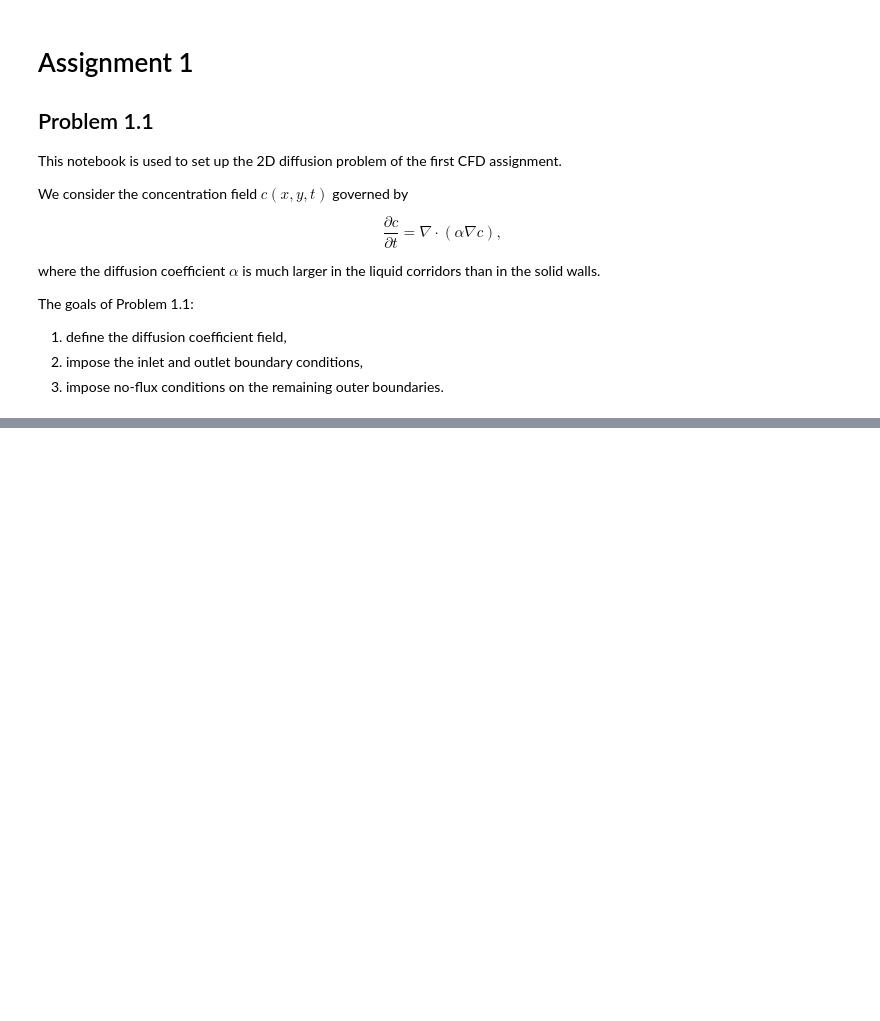
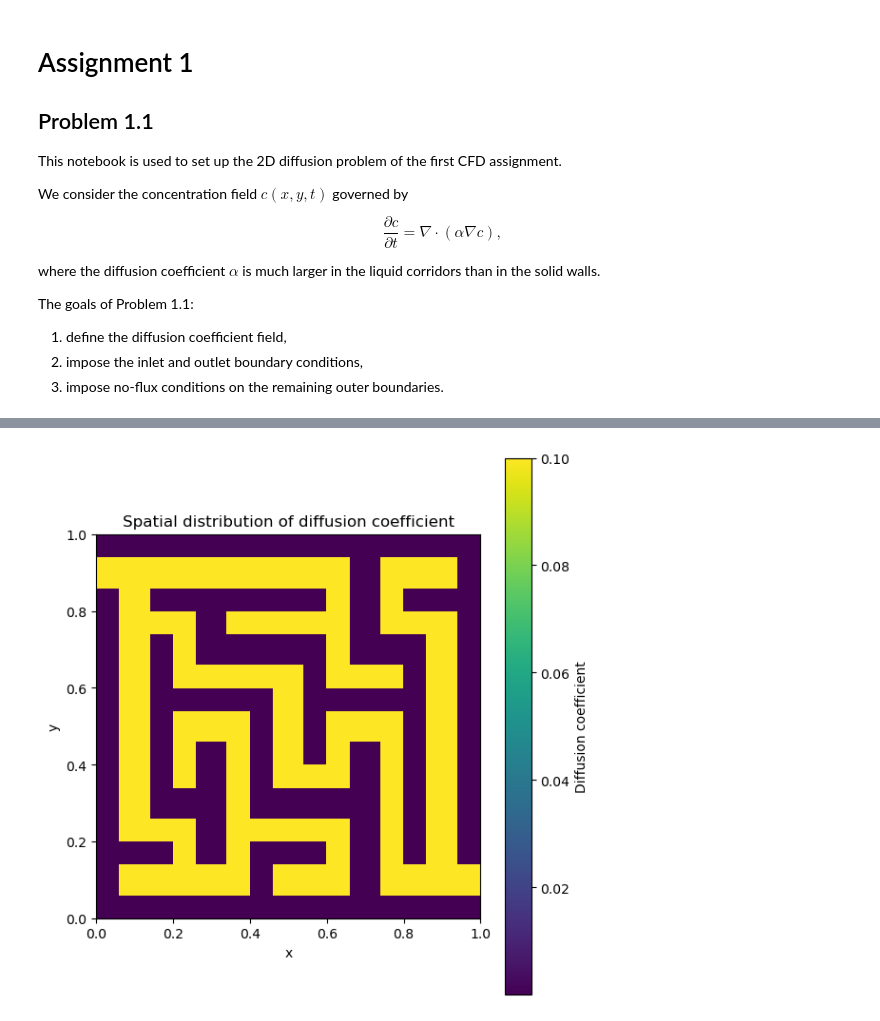
Before and after one commit to Andreas-SM/CFD_Assignments, a Jupyter notebook: Problem_1.ipynb, the cells around one changed output, grey strips where cells are left out. Saved outputs shown, nothing was run; the diff lists cells and outputs as text; code cells hidden in the pictures; blank space fills up the shorter version.

Commit message:
Added Desription to the boundary conditions and visualized it.

```diff
--- a/Problem_1.ipynb
+++ b/Problem_1.ipynb
@@ -50,3 +50,23 @@ The maze geometry is provided as a binary array:
 - `1` = wall
 
 We use this geometry to define the spatially varying diffusion coefficient
+# %%
+# Domain
+Lx = Ly = 1.0
+Nx = Ny = 50
+dx = Lx / Nx
+dy = Ly / Ny
+
+x = np.linspace(0.5 * dx, Lx - 0.5 * dx, Nx)
+y = np.linspace(0.5 * dy, Ly - 0.5 * dy, Ny)
+X, Y = np.meshgrid(x, y)
+
+# Load maze geometry
+I = np.load("maze_geometry.npy")
+
+# Diffusion coefficients
+alpha_wall = 1e-8
+alpha_liquid = 1e-1
+
+# Diffusion field
+alpha = alpha_liquid * (1.0 - I) + alpha_wall * I
@@ -52,0 +87,11 @@ We use this geometry to define the spatially varying diffusion coefficient
+# %%
+plt.figure(figsize=(6, 6))
+plt.imshow(alpha, origin="lower", extent=[0, 1, 0, 1], aspect="equal")
+plt.colorbar(label="Diffusion coefficient")
+plt.xlabel("x")
+plt.ylabel("y")
+plt.title("Spatial distribution of diffusion coefficient")
+plt.tight_layout()
+plt.show()
+# %% [output]
+[figure, added]
```
Also changed, not shown: parts of 10 cells of this notebook.
